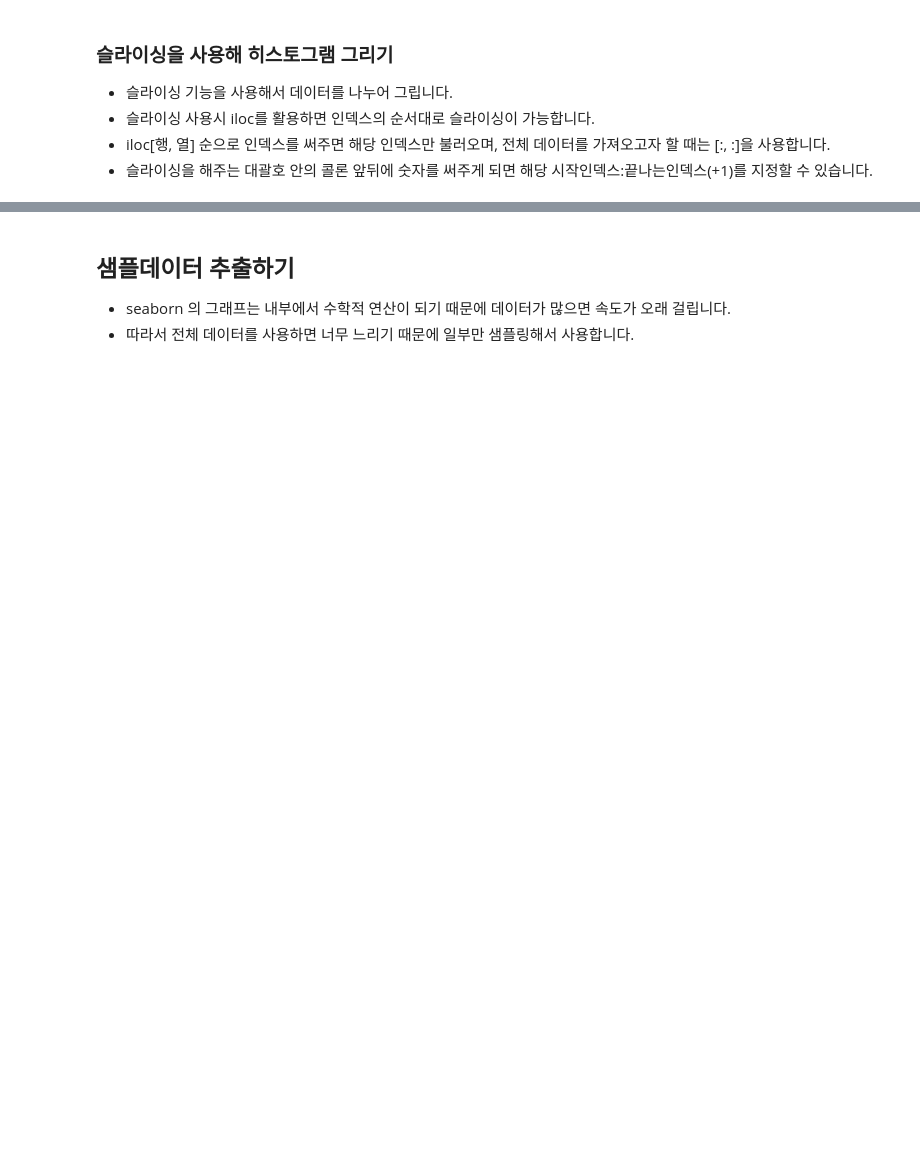
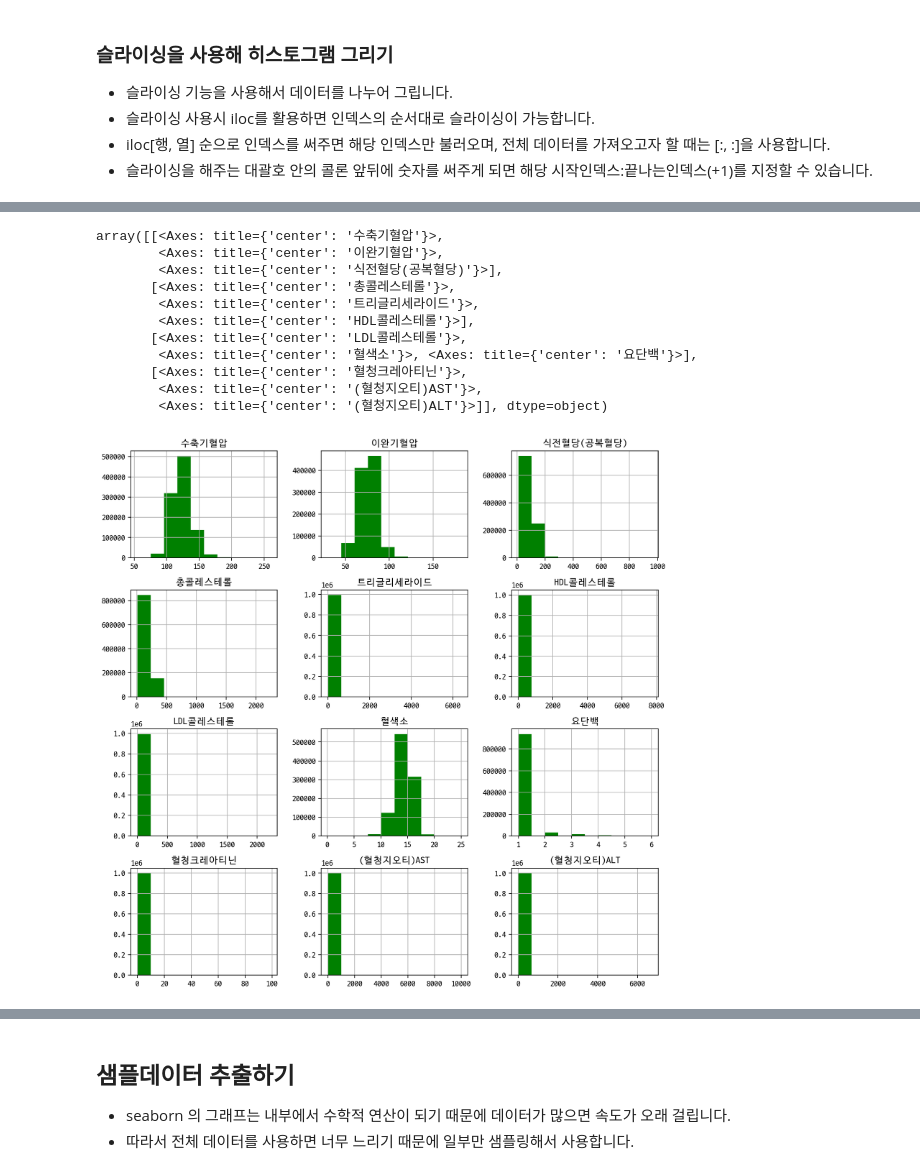
Before and after one commit to corazzon/boostcourse-ds-510, a Jupyter notebook: health_analysis-input.ipynb, the cells around one changed output, grey strips where cells are left out. Cells and saved outputs as stored; diff of their text form; code cells hidden in the pictures; blank space fills up the shorter version.

```diff
--- a/health_analysis-input.ipynb
+++ b/health_analysis-input.ipynb
@@ -388,4 +453,18 @@ df.pivot_table("감마지티피", "음주여부", aggfunc="mean")
 # %%
 # 슬라이싱을 사용해 앞에서 12번째부터 23번째까지(12:24) 컬럼에 대한 데이터로 히스토그램을 그립니다.
+df.iloc[:, 12:24].hist(figsize=(12, 12), color="green")
+# %% [output]
+array([[<Axes: title={'center': '수축기혈압'}>,
+        <Axes: title={'center': '이완기혈압'}>,
+        <Axes: title={'center': '식전혈당(공복혈당)'}>],
+       [<Axes: title={'center': '총콜레스테롤'}>,
+        <Axes: title={'center': '트리글리세라이드'}>,
+        <Axes: title={'center': 'HDL콜레스테롤'}>],
+       [<Axes: title={'center': 'LDL콜레스테롤'}>,
+        <Axes: title={'center': '혈색소'}>, <Axes: title={'center': '요단백'}>],
+       [<Axes: title={'center': '혈청크레아티닌'}>,
+        <Axes: title={'center': '(혈청지오티)AST'}>,
+        <Axes: title={'center': '(혈청지오티)ALT'}>]], dtype=object)
+[figure, added]
 # %%
 # 슬라이싱을 사용해 앞에서 24번째부터 마지막까지(24:) 컬럼에 대한 데이터로 히스토그램을 그립니다.
```
Also changed, not shown: parts of 38 cells of this notebook.
